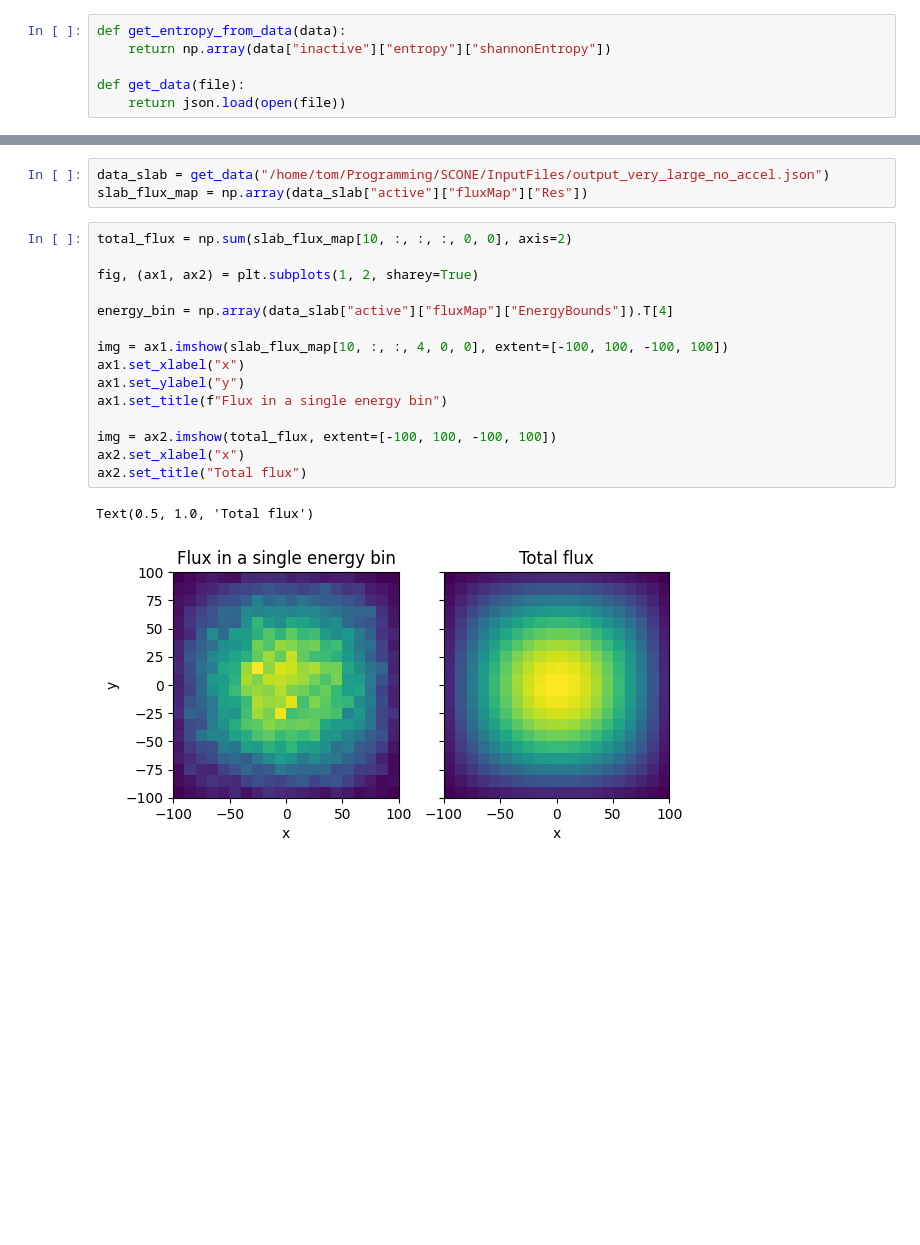
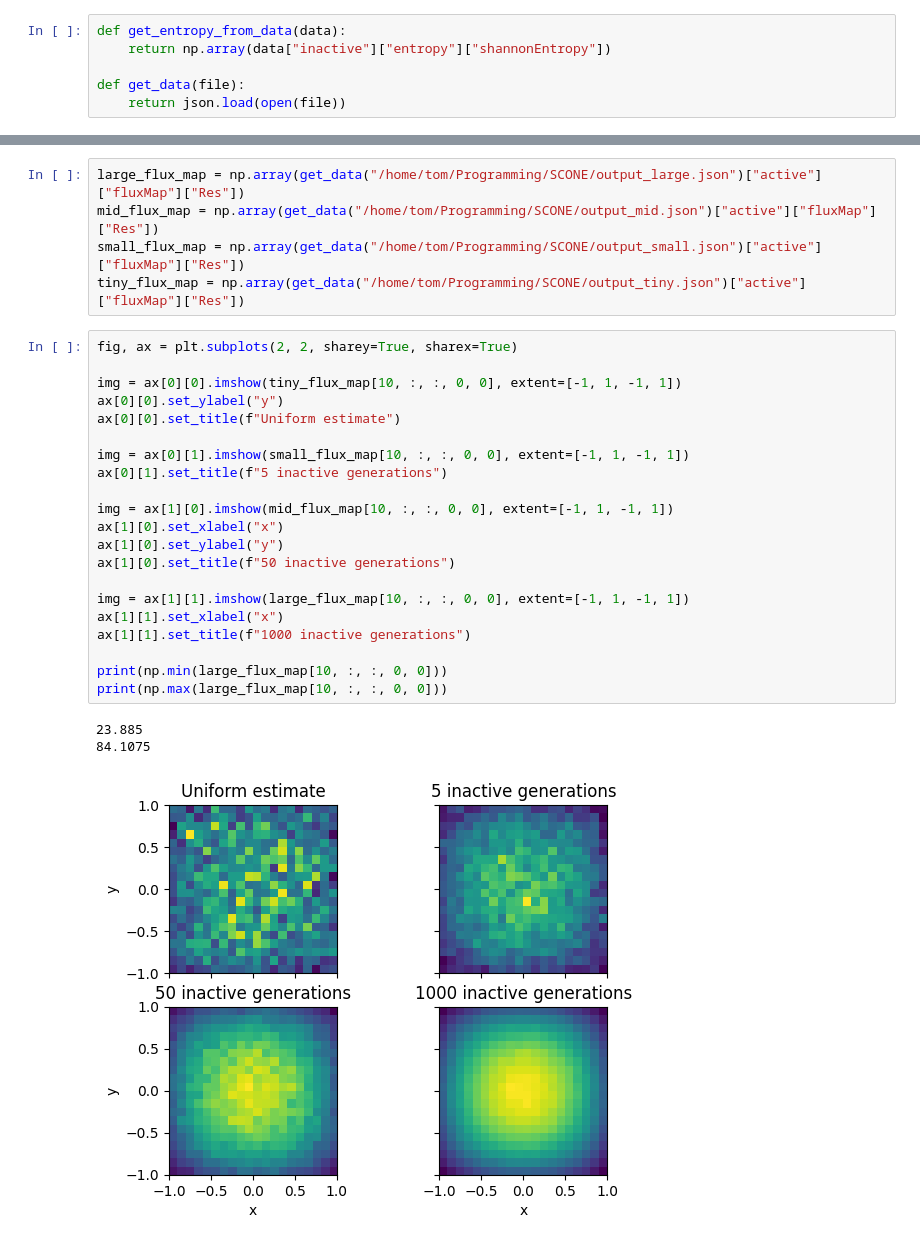
Before and after one commit to DaveDuck321/SCONE, a Jupyter notebook: cmfd_workflow/perfect_cmfd/plotting.ipynb, the cells around one changed output, grey strips where cells are left out. Cells and saved outputs as stored; diff of their text form; blank space fills up the shorter version.

Commit message:
Large unstructured commit of many weeks of work due to logbook requirements

```diff
--- a/cmfd_workflow/perfect_cmfd/plotting.ipynb
+++ b/cmfd_workflow/perfect_cmfd/plotting.ipynb
@@ -22,22 +14,31 @@ FileNotFoundError: [Errno 2] No such file or directory: '/home/tom/Programming/S
-# %%
-data_slab = get_data("/home/tom/Programming/SCONE/InputFiles/output_very_large_no_accel.json")
-slab_flux_map = np.array(data_slab["active"]["fluxMap"]["Res"])
-# %%
-total_flux = np.sum(slab_flux_map[10, :, :, :, 0, 0], axis=2)
-
-fig, (ax1, ax2) = plt.subplots(1, 2, sharey=True)
-
-energy_bin = np.array(data_slab["active"]["fluxMap"]["EnergyBounds"]).T[4]
-
-img = ax1.imshow(slab_flux_map[10, :, :, 4, 0, 0], extent=[-100, 100, -100, 100])
-ax1.set_xlabel("x")
-ax1.set_ylabel("y")
-ax1.set_title(f"Flux in a single energy bin")
-
-img = ax2.imshow(total_flux, extent=[-100, 100, -100, 100])
-ax2.set_xlabel("x")
-ax2.set_title("Total flux")
-# %% [output]
-Text(0.5, 1.0, 'Total flux')
-[figure, removed]
+# %%
+large_flux_map = np.array(get_data("/home/tom/Programming/SCONE/output_large.json")["active"]["fluxMap"]["Res"])
+mid_flux_map = np.array(get_data("/home/tom/Programming/SCONE/output_mid.json")["active"]["fluxMap"]["Res"])
+small_flux_map = np.array(get_data("/home/tom/Programming/SCONE/output_small.json")["active"]["fluxMap"]["Res"])
+tiny_flux_map = np.array(get_data("/home/tom/Programming/SCONE/output_tiny.json")["active"]["fluxMap"]["Res"])
+# %%
+fig, ax = plt.subplots(2, 2, sharey=True, sharex=True)
+
+img = ax[0][0].imshow(tiny_flux_map[10, :, :, 0, 0], extent=[-1, 1, -1, 1])
+ax[0][0].set_ylabel("y")
+ax[0][0].set_title(f"Uniform estimate")
+
+img = ax[0][1].imshow(small_flux_map[10, :, :, 0, 0], extent=[-1, 1, -1, 1])
+ax[0][1].set_title(f"5 inactive generations")
+
+img = ax[1][0].imshow(mid_flux_map[10, :, :, 0, 0], extent=[-1, 1, -1, 1])
+ax[1][0].set_xlabel("x")
+ax[1][0].set_ylabel("y")
+ax[1][0].set_title(f"50 inactive generations")
+
+img = ax[1][1].imshow(large_flux_map[10, :, :, 0, 0], extent=[-1, 1, -1, 1])
+ax[1][1].set_xlabel("x")
+ax[1][1].set_title(f"1000 inactive generations")
+
+print(np.min(large_flux_map[10, :, :, 0, 0]))
+print(np.max(large_flux_map[10, :, :, 0, 0]))
+# %% [output]
+23.885
+84.1075
+[figure, added]
 # %%
```
Also changed, not shown: parts of 14 cells of this notebook, 8 other files.
